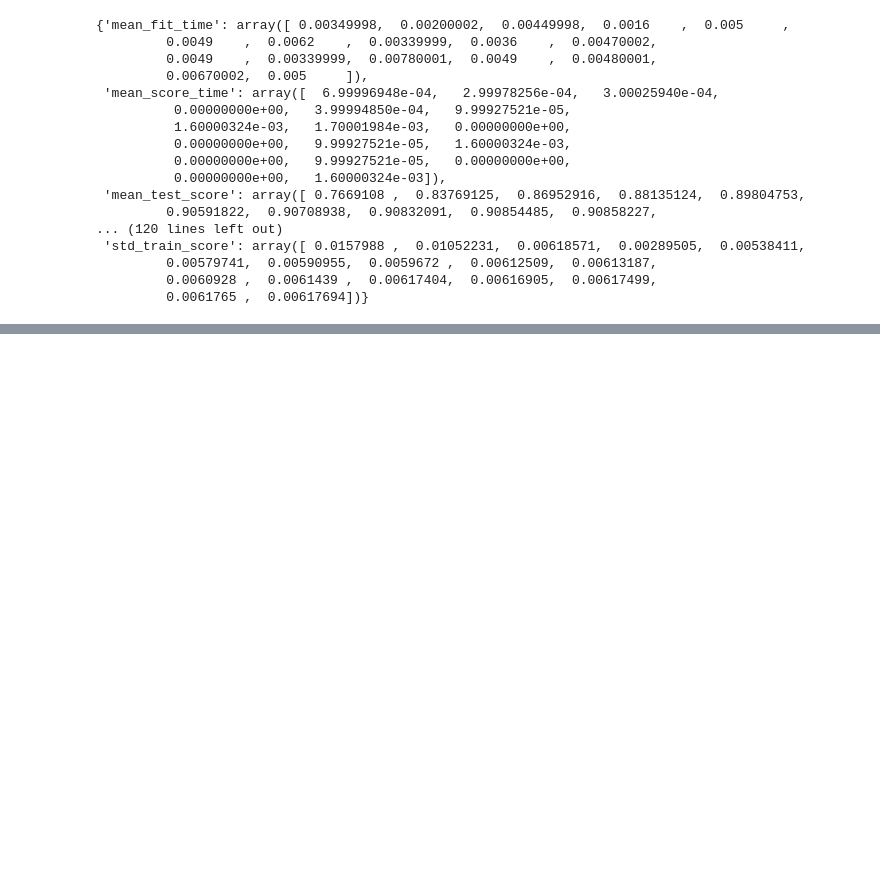
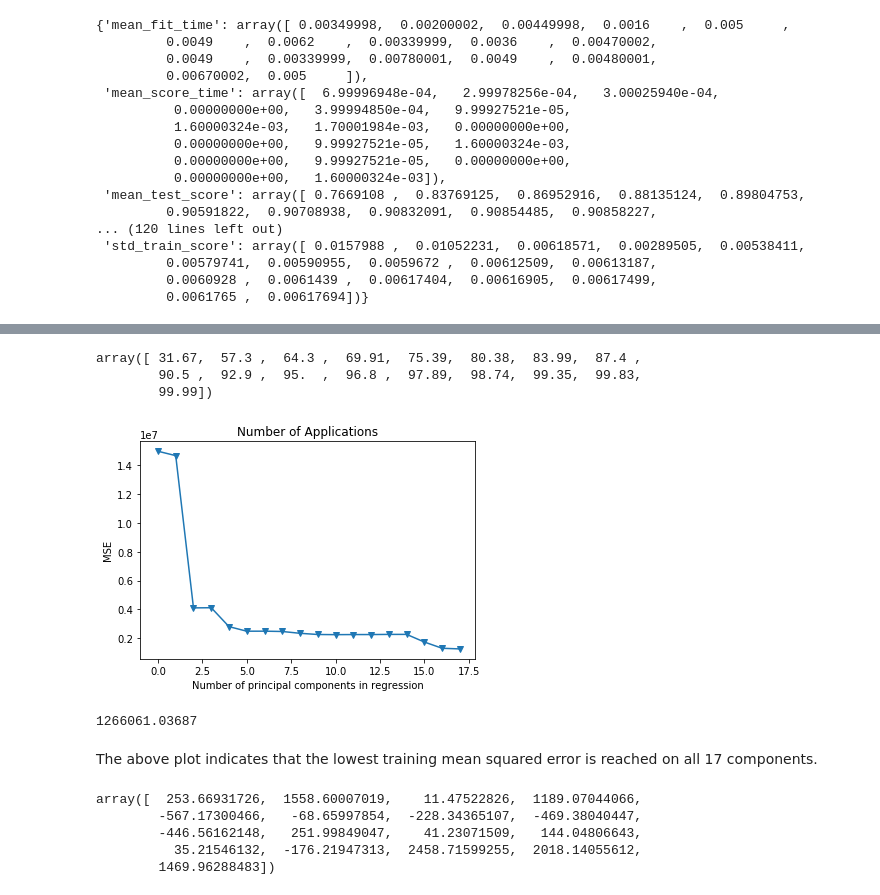
Before and after one commit to carolineeeyao/DSLAB, a Jupyter notebook: Lab6/Lab6.ipynb, the cells around one changed output, grey strips where cells are left out. Cells and saved outputs as stored; diff of their text form; code cells hidden in the pictures; blank space fills up the shorter version.

```diff
--- a/Lab6/Lab6.ipynb
+++ b/Lab6/Lab6.ipynb
@@ -154,0 +166,10 @@ gscv.cv_results_
+# %%
+collegeData = pd.read_csv("College.csv")
+np.random.seed(1)
+X = collegeData.drop("Apps", axis=1)
+y = collegeData["Apps"]
+X = X.loc[:, "Private":"Grad.Rate"]
+#X = pd.get_dummies(X, columns = ["Private"])
+X["Private"] = X.Private.eq("Yes").mul(1)
+X_train, X_test, y_train, y_test = train_test_split(X, y)
+X_train.head()
@@ -154,0 +238,5 @@ gscv.cv_results_
+# %%
+pca = PCA()
+X_reduced = pca.fit_transform(scale(X))
+print(pca.components_.shape)
+pd.DataFrame(pca.components_.T).loc[:4,:5]
@@ -154,0 +262,46 @@ gscv.cv_results_
+# %%
+# Variance explained by the principal components
+np.cumsum(np.round(pca.explained_variance_ratio_, decimals=4)*100)
+# %% [output]
+array([ 31.67,  57.3 ,  64.3 ,  69.91,  75.39,  80.38,  83.99,  87.4 ,
+        90.5 ,  92.9 ,  95.  ,  96.8 ,  97.89,  98.74,  99.35,  99.83,
+        99.99])
+# %%
+# 10-fold CV, with shuffle
+n = len(X_reduced)
+kf_10 = KFold(n_splits=10, shuffle=True, random_state=1)
+
+regr = LinearRegression()
+mse = []
+
+# Calculate MSE with only the intercept (no principal components in regression)
+score = -1*cross_val_score(regr, np.ones((n,1)), y.ravel(), cv=kf_10, scoring='neg_mean_squared_error').mean()
+mse.append(score)
+
+# Calculate MSE using CV for the 19 principle components, adding one component at the time.
+for i in np.arange(1, 18):
+    score = -1*cross_val_score(regr, X_reduced[:,:i], y.ravel(), cv=kf_10, scoring='neg_mean_squared_error').mean()
+    mse.append(score)
+
+plt.plot(mse, '-v')
+plt.xlabel('Number of principal components in regression')
+plt.ylabel('MSE')
+plt.title('Number of Applications')
+plt.xlim(xmin=-1)
+plt.show()
+print(mse[-1])
+# %% [output]
+[figure, added]
+1266061.03687
+# %% [markdown]
+The above plot indicates that the lowest training mean squared error is reached on all 17 components.
+# %%
+regr_test = LinearRegression()
+regr_test.fit(X_reduced, y)
+regr_test.coef_
+# %% [output]
+array([  253.66931726,  1558.60007019,    11.47522826,  1189.07044066,
+        -567.17300466,   -68.65997854,  -228.34365107,  -469.38040447,
+        -446.56162148,   251.99849047,    41.23071509,   144.04806643,
+          35.21546132,  -176.21947313,  2458.71599255,  2018.14055612,
+        1469.96288483])
```
Also changed, not shown: parts of 26 cells of this notebook.
